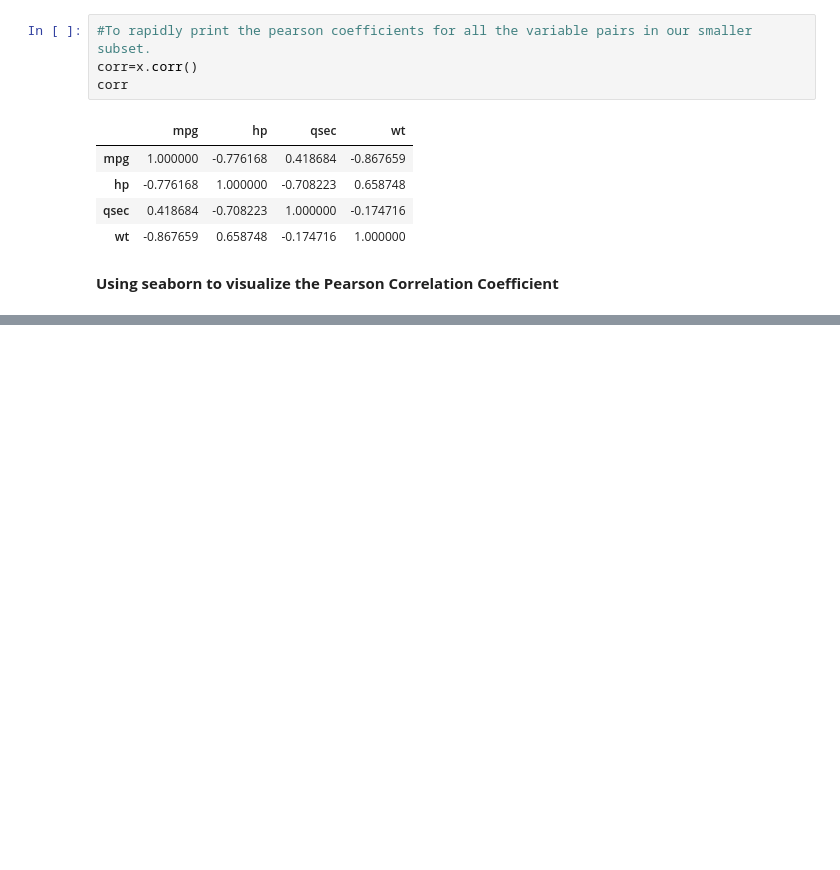
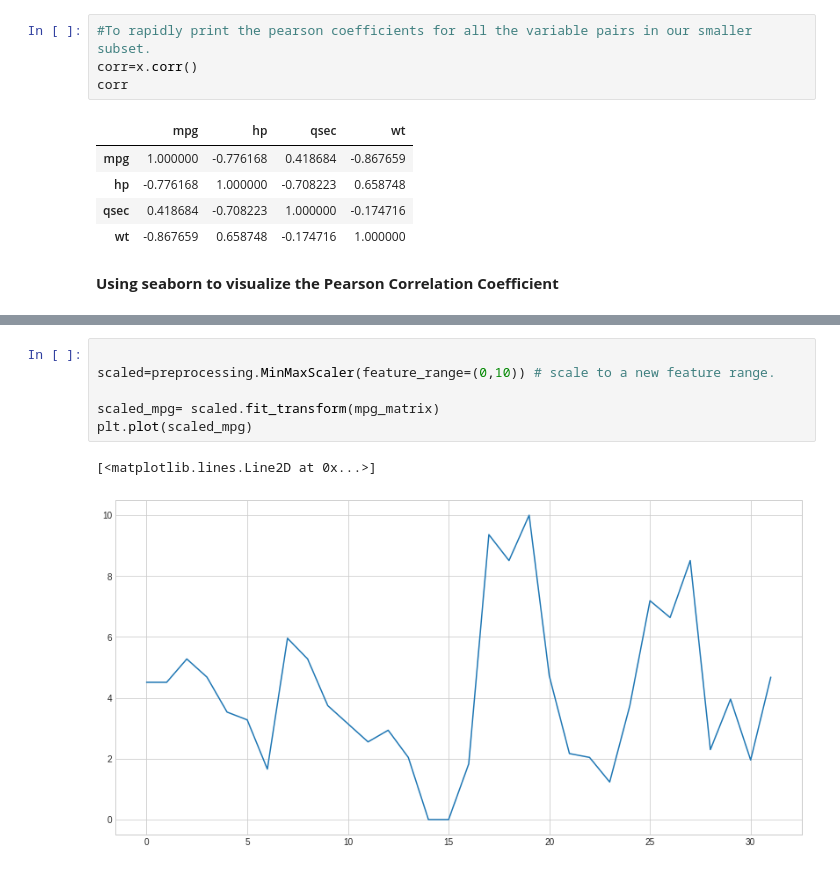
Before and after one commit to Fekry2016/data-analysis-with-python, a Jupyter notebook: Training_.ipynb, the cells around one changed output, grey strips where cells are left out. Saved outputs shown, nothing was run; the diff lists cells and outputs as text; blank space fills up the shorter version.

```diff
--- a/Training_.ipynb
+++ b/Training_.ipynb
@@ -1270,0 +1359,9 @@ sb.heatmap(corr, xticklabels=corr.columns.values, yticklabels=corr.columns.value
+# %%
+
+scaled=preprocessing.MinMaxScaler(feature_range=(0,10)) # scale to a new feature range.
+
+scaled_mpg= scaled.fit_transform(mpg_matrix)
+plt.plot(scaled_mpg)
+# %% [output]
+[<matplotlib.lines.Line2D at 0x...>]
+[figure, added]
```
Also changed, not shown: parts of 19 cells of this notebook.
